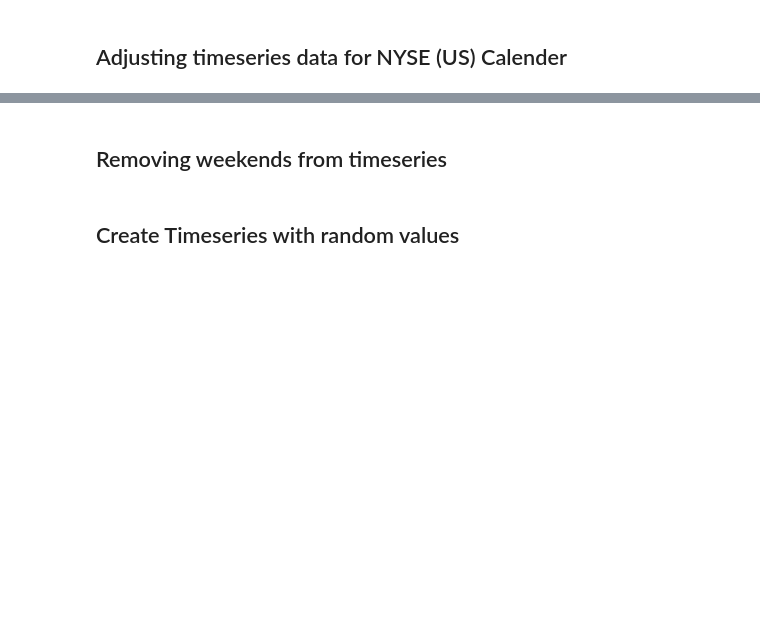
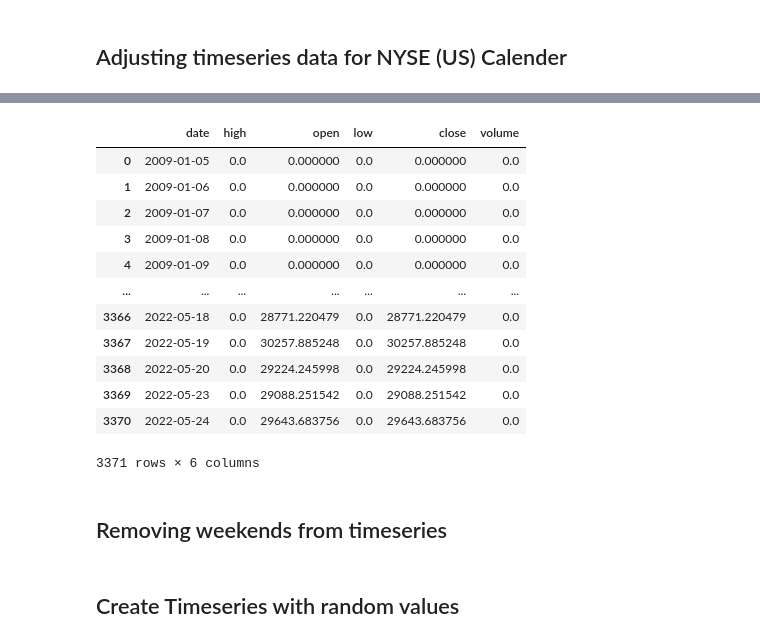
Before and after one commit to francoishcm/BackTesting, a Jupyter notebook: Zipline_Reloaded_BacktestEngine_10_05072022.ipynb, the cells around one changed output, grey strips where cells are left out. Saved outputs shown, nothing was run; the diff lists cells and outputs as text; code cells hidden in the pictures; blank space fills up the shorter version.

```diff
--- a/Zipline_Reloaded_BacktestEngine_10_05072022.ipynb
+++ b/Zipline_Reloaded_BacktestEngine_10_05072022.ipynb
@@ -1302,3 +1516,20 @@ BITCOIN
+# %%
+# create a new column
+BITCOIN['open'] = BITCOIN['close'] - (0 * BITCOIN['close'])
+# %% [output]
+|  | date | high | open | low | close | volume |
+| 0 | 2009-01-05 | 0.0 | 0.000000 | 0.0 | 0.000000 | 0.0 |
+| 1 | 2009-01-06 | 0.0 | 0.000000 | 0.0 | 0.000000 | 0.0 |
+| 2 | 2009-01-07 | 0.0 | 0.000000 | 0.0 | 0.000000 | 0.0 |
+| 3 | 2009-01-08 | 0.0 | 0.000000 | 0.0 | 0.000000 | 0.0 |
+| 4 | 2009-01-09 | 0.0 | 0.000000 | 0.0 | 0.000000 | 0.0 |
+| ... | ... | ... | ... | ... | ... | ... |
+| 3366 | 2022-05-18 | 0.0 | 28771.220479 | 0.0 | 28771.220479 | 0.0 |
+| 3367 | 2022-05-19 | 0.0 | 30257.885248 | 0.0 | 30257.885248 | 0.0 |
+| 3368 | 2022-05-20 | 0.0 | 29224.245998 | 0.0 | 29224.245998 | 0.0 |
+| 3369 | 2022-05-23 | 0.0 | 29088.251542 | 0.0 | 29088.251542 | 0.0 |
+| 3370 | 2022-05-24 | 0.0 | 29643.683756 | 0.0 | 29643.683756 | 0.0 |
+3371 rows × 6 columns
 # %% [markdown]
 ## Removing weekends from timeseries
 # %%
```
Also changed, not shown: parts of 15 cells of this notebook.
